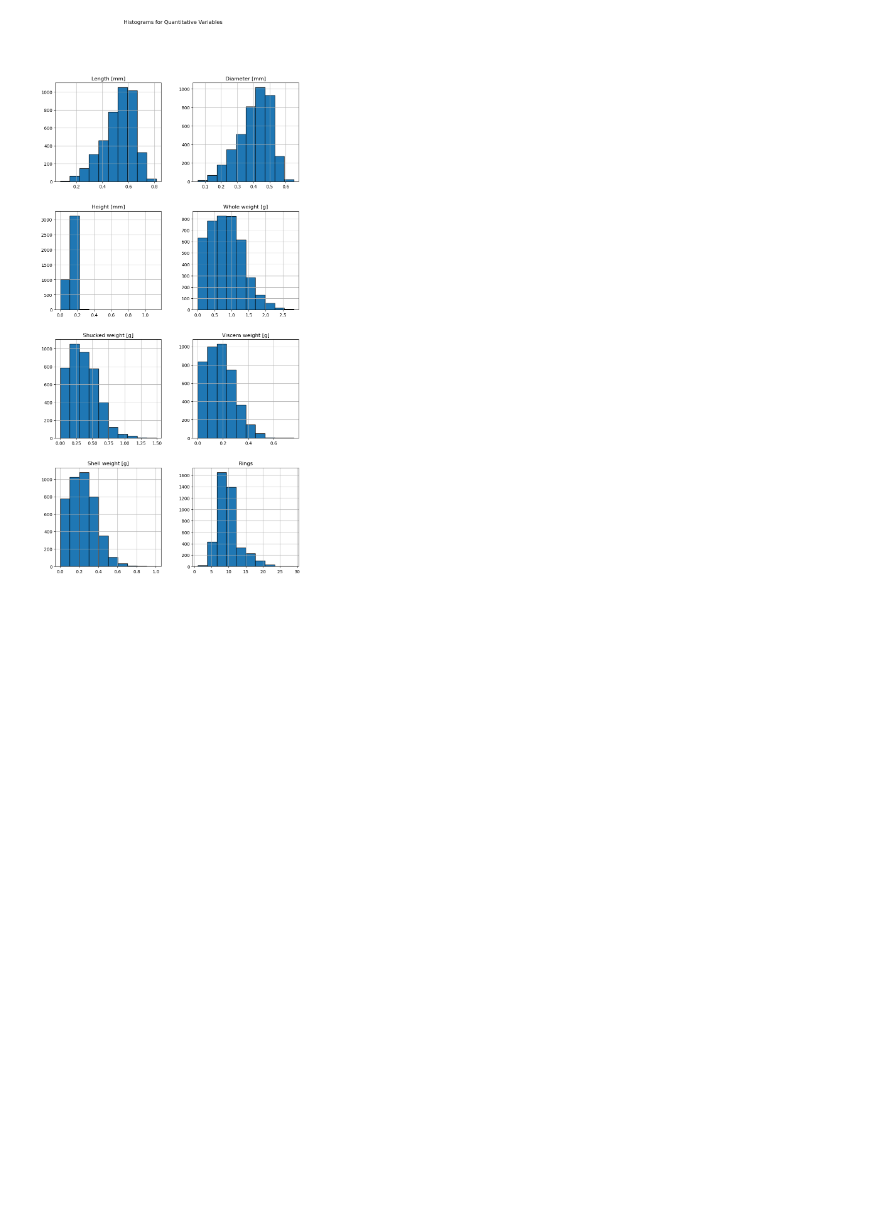
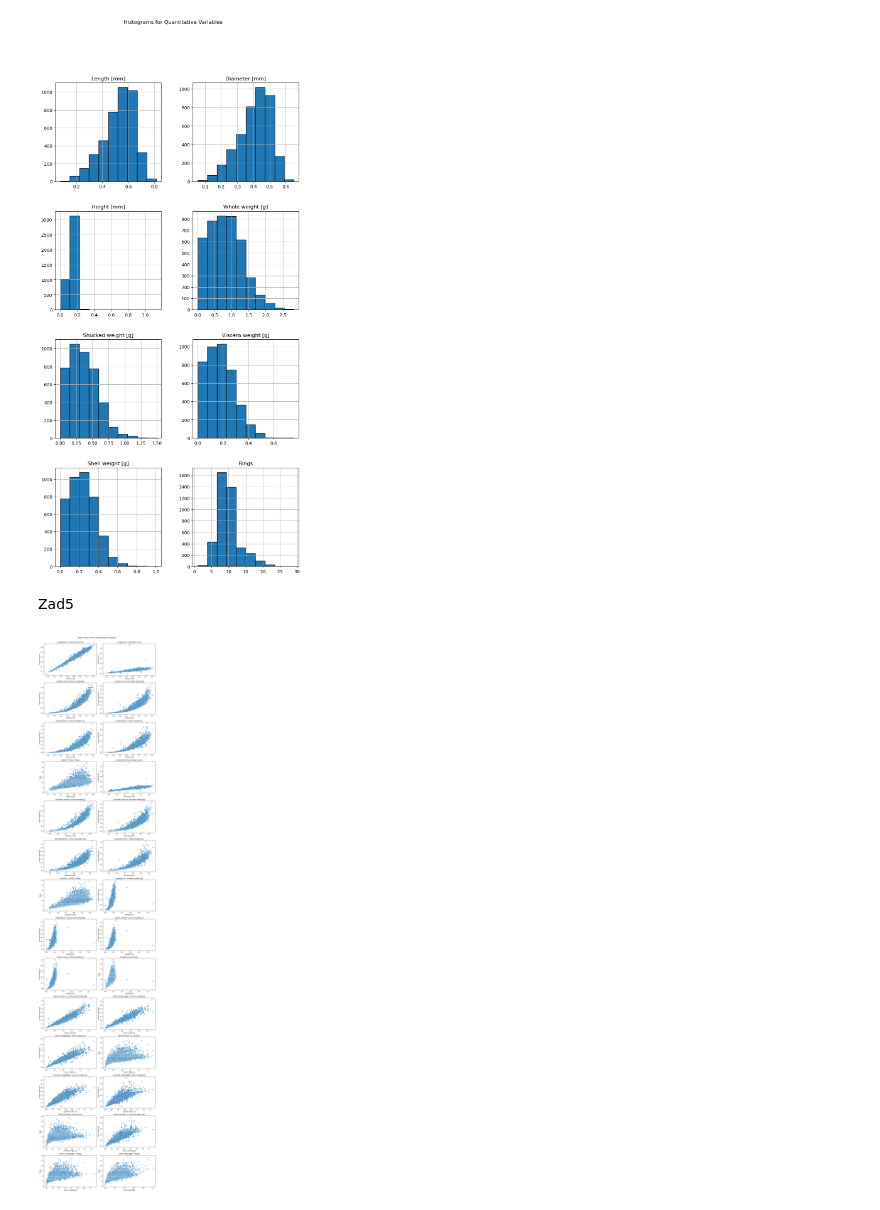
Before and after one commit to Martinos196/Programming-in-Python, a Jupyter notebook: Zad1/analysis.ipynb, the cells around one changed output. Saved outputs shown, nothing was run; the diff lists cells and outputs as text; code cells hidden in the pictures; blank space fills up the shorter version.

```diff
--- a/Zad1/analysis.ipynb
+++ b/Zad1/analysis.ipynb
@@ -62,3 +61,27 @@ plt.suptitle('Histograms for Quantitative Variables')
 plt.show()
 # %% [output]
 [figure]
+# %% [markdown]
+Zad5
+# %%
+quantitative_data = data.drop('Sex', axis=1)
+
+num_vars = len(quantitative_data.columns)
+
+fig, axes = plt.subplots(14, 2, figsize=(12, 56))
+fig.suptitle('Scatter Plots for Pairs of Quantitative Variables', y=1)
+
+plot_number = 0
+for i in range(num_vars):
+    for j in range(i + 1, num_vars):
+        x_var = quantitative_data.columns[i]
+        y_var = quantitative_data.columns[j]
+
+        sns.scatterplot(data, x=x_var, y=y_var, ax=axes[plot_number // 2, plot_number % 2])
+        axes[plot_number // 2, plot_number % 2].set_title(f'{x_var} vs {y_var}')
+        plot_number += 1
+
+plt.tight_layout()
+plt.show()
+# %% [output]
+[figure, added]
```
Also changed, not shown: parts of 7 cells of this notebook.
